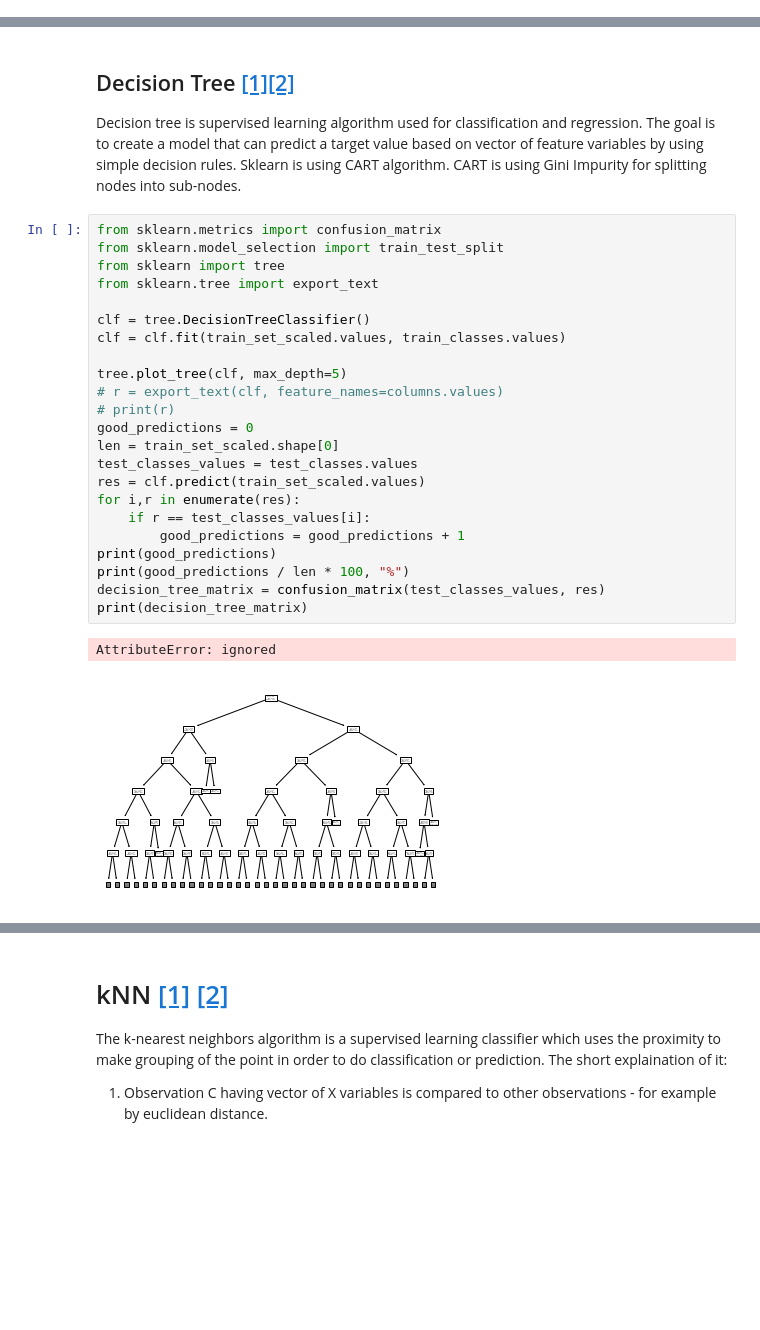
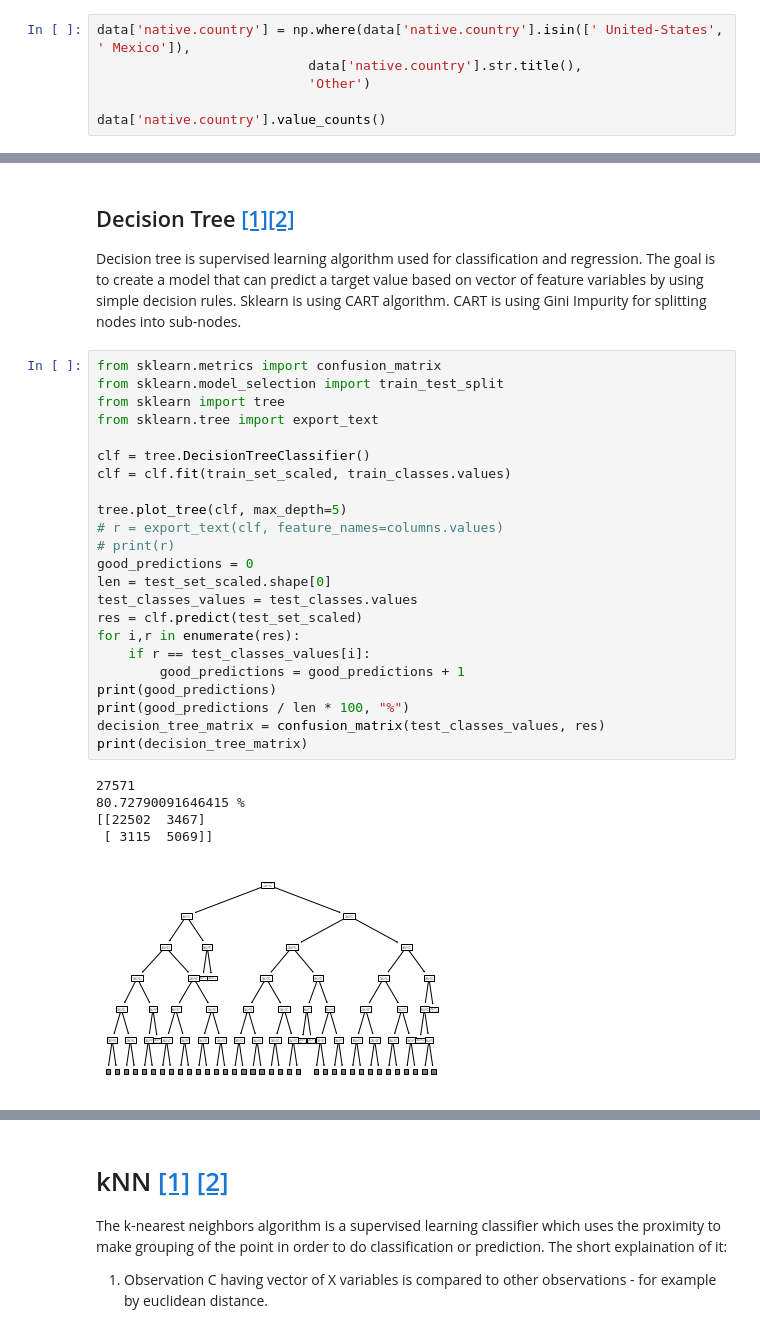
Before and after one commit to dron1t/codelabfun, a Jupyter notebook: IO.ipynb, the cells around one changed output, grey strips where cells are left out. Saved outputs shown, nothing was run; the diff lists cells and outputs as text; blank space fills up the shorter version.

```diff
--- a/IO.ipynb
+++ b/IO.ipynb
@@ -167,0 +213,6 @@ data = data.drop('eduction', axis=1)
+# %%
+data['native.country'] = np.where(data['native.country'].isin([' United-States', ' Mexico']),
+                           data['native.country'].str.title(),
+                           'Other')
+
+data['native.country'].value_counts()
@@ -297,28 +353,31 @@ Sklearn is using CART algorithm. CART is using Gini Impurity for splitting nodes
 # %%
 from sklearn.metrics import confusion_matrix
 from sklearn.model_selection import train_test_split
 from sklearn import tree
 from sklearn.tree import export_text
 
 clf = tree.DecisionTreeClassifier()
-clf = clf.fit(train_set_scaled.values, train_classes.values)
+clf = clf.fit(train_set_scaled, train_classes.values)
 
 tree.plot_tree(clf, max_depth=5)
 # r = export_text(clf, feature_names=columns.values)
 # print(r)
 good_predictions = 0
-len = train_set_scaled.shape[0]
+len = test_set_scaled.shape[0]
 test_classes_values = test_classes.values
-res = clf.predict(train_set_scaled.values)
+res = clf.predict(test_set_scaled)
 for i,r in enumerate(res):
     if r == test_classes_values[i]:
         good_predictions = good_predictions + 1
 print(good_predictions)
 print(good_predictions / len * 100, "%")
 decision_tree_matrix = confusion_matrix(test_classes_values, res)
 print(decision_tree_matrix)
 # %% [output]
-AttributeError: ignored
+27571
+80.72790091646415 %
+[[22502  3467]
+ [ 3115  5069]]
-[figure, old version]
+[figure, new version]
 # %%
 def generate_confusion_matrix_heat_map(matrix, title):
```
Also changed, not shown: parts of 27 cells of this notebook.
